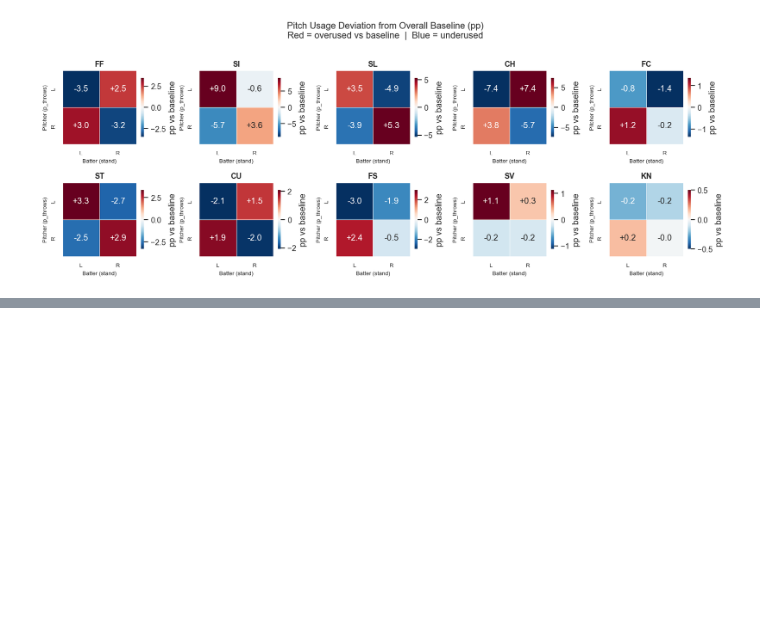
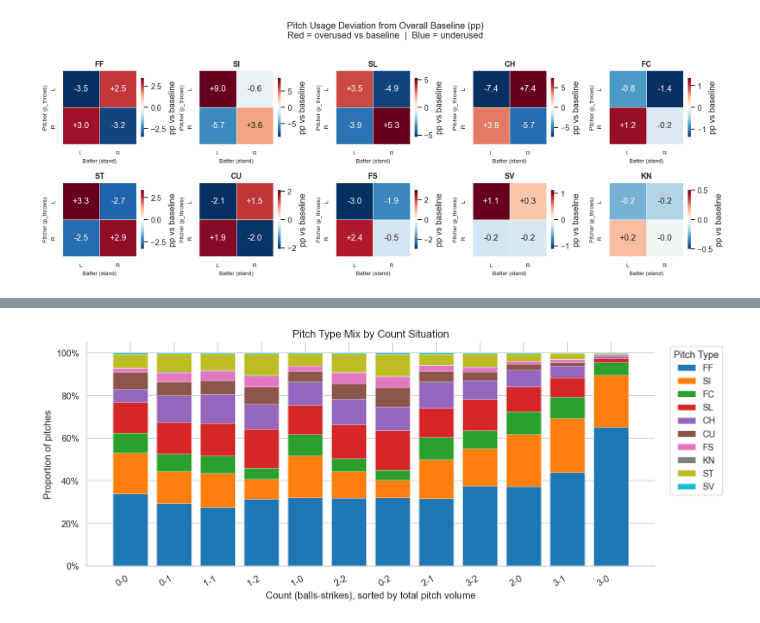
Before and after one commit to yihoolan/MLB-Pitch-Predictor, a Jupyter notebook: exploration/03_pitch_distribution_eda.ipynb, the cells around one changed output, grey strips where cells are left out. Saved outputs shown, nothing was run; the diff lists cells and outputs as text; code cells hidden in the pictures; blank space fills up the shorter version.

```diff
--- a/exploration/03_pitch_distribution_eda.ipynb
+++ b/exploration/03_pitch_distribution_eda.ipynb
@@ -312,0 +385,45 @@ plt.show()
+# %%
+### Visual 2 — Stacked bar: full pitch mix across all count situations
+count_wide = (
+    count_pitch
+    .set_index(["balls", "strikes", LABEL_COLUMN])["proportion"]
+    .unstack(LABEL_COLUMN)
+    .fillna(0.0)
+    .reset_index()
+)
+
+### Attach total volume for sorting, then sort busiest counts first
+vol_df     = model_df.groupby(["balls", "strikes"]).size().reset_index(name="total")
+count_wide = count_wide.merge(vol_df, on=["balls", "strikes"])
+count_wide = count_wide.sort_values("total", ascending=False).reset_index(drop=True)
+count_wide["count_label"] = count_wide["balls"].astype(str) + "-" + count_wide["strikes"].astype(str)
+
+pt_in_data = [pt for pt in PITCH_TYPES if pt in count_wide.columns]
+palette    = sns.color_palette("tab10", len(pt_in_data))
+
+fig, ax = plt.subplots(figsize=(12, 5))
+bottom  = np.zeros(len(count_wide))
+for i, pt in enumerate(pt_in_data):
+    ax.bar(
+        count_wide["count_label"],
+        count_wide[pt],
+        bottom=bottom,
+        label=pt,
+        color=palette[i],
+        width=0.8,
+        edgecolor="white",
+        linewidth=0.3,
+    )
+    bottom += count_wide[pt].values
+
+ax.set_xlabel("Count (balls-strikes), sorted by total pitch volume")
+ax.set_ylabel("Proportion of pitches")
+ax.set_title("Pitch Type Mix by Count Situation", fontsize=13)
+ax.legend(title="Pitch Type", bbox_to_anchor=(1.02, 1), loc="upper left")
+ax.yaxis.set_major_formatter(mticker.PercentFormatter(1.0))
+plt.xticks(rotation=30, ha="right")
+sns.despine()
+plt.tight_layout()
+plt.show()
+# %% [output]
+[figure, added]
```
Also changed, not shown: parts of 3 cells of this notebook.
